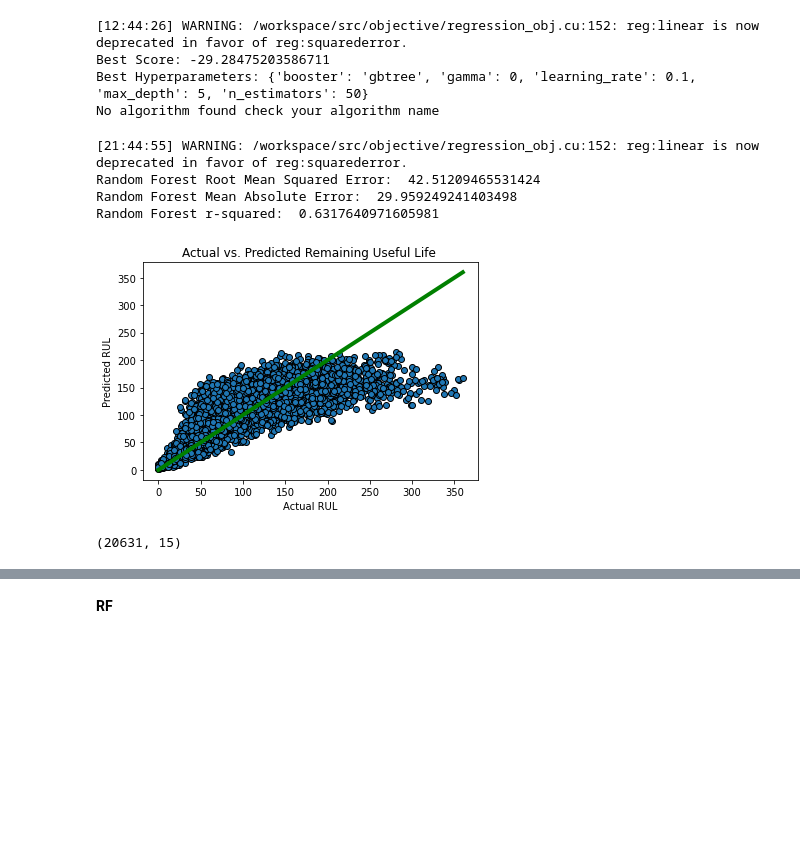
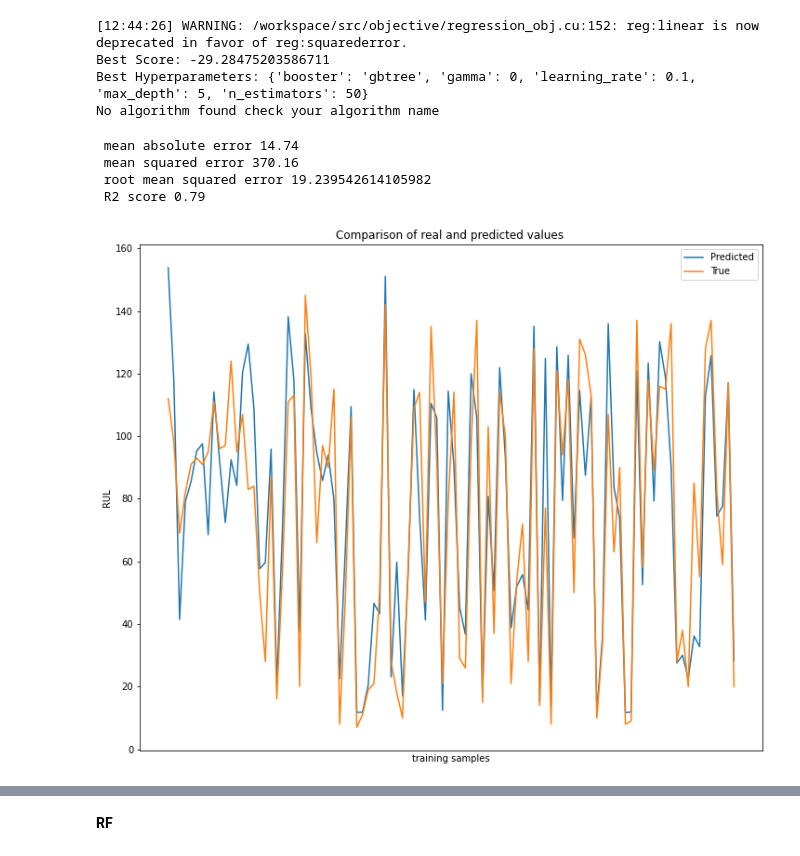
Before and after one commit to myschl/ML-DL, a Jupyter notebook: RUL_Prediction_.ipynb, the cells around one changed output, grey strips where cells are left out. Cells and saved outputs as stored; diff of their text form; code cells hidden in the pictures; blank space fills up the shorter version.

```diff
--- a/RUL_Prediction_.ipynb
+++ b/RUL_Prediction_.ipynb
@@ -589,0 +164,4 @@ X.shape
+# %%
+train_df = df.drop(columns = ['unit_number','setting_1','setting_2','P15','NRc'])
+
+train_df.head()
@@ -589,0 +198,14 @@ X.shape
+# %%
+#function for joint display of real and predicted values
+
+def plot_result(y_true,y_pred):
+    rcParams['figure.figsize'] = 12,10
+    plt.plot(y_pred)
+    plt.plot(y_true)
+    plt.tick_params(axis='x', which='both', bottom=False, top=False,labelbottom=False)
+    plt.ylabel('RUL')
+    plt.xlabel('training samples')
+    plt.legend(('Predicted', 'True'), loc='upper right')
+    plt.title('Comparison of real and predicted values ')
+    plt.show()
+    return
@@ -589,0 +226,9 @@ X.shape
+# %%
+test_max = fd_001_test.groupby('unit_number')['time_in_cycles'].max().reset_index()
+test_max.columns = ['unit_number','max']
+
+fd_001_test = fd_001_test.merge(test_max, on=['unit_number'], how='left')
+test = fd_001_test[fd_001_test['time_in_cycles'] == fd_001_test['max']].reset_index()
+test.drop(columns=['index','max','unit_number','setting_1','setting_2','P15','NRc'],inplace = True)
+X_001_test = test.to_numpy()
+X_001_test.shape
@@ -610,34 +247,15 @@ grid_s_optimazer('XGB', X, y)
 Best Score: -29.28475203586711
 Best Hyperparameters: {'booster': 'gbtree', 'gamma': 0, 'learning_rate': 0.1, 'max_depth': 5, 'n_estimators': 50}
 No algorithm found check your algorithm name
-# %%
-model = XGBRegressor(max_depth=5, learning_rate=0.1, gamma=0, booster='gbtree', n_estimators=50)
-
-model.fit(train_data, train_labels)
-
-preds = model.predict(test_data)
-
-
-print("Random Forest Root Mean Squared Error: ", sqrt(mean_squared_error(test_labels, preds)))
-print("Random Forest Mean Absolute Error: ", mean_absolute_error(test_labels, preds))
-print("Random Forest r-squared: ", r2_score(test_labels, preds))
-# %% [output]
-[21:44:55] WARNING: /workspace/src/objective/regression_obj.cu:152: reg:linear is now deprecated in favor of reg:squarederror.
-Random Forest Root Mean Squared Error:  42.51209465531424
-Random Forest Mean Absolute Error:  29.959249241403498
-Random Forest r-squared:  0.6317640971605981
-# %%
-# plot actual vs predicted Remaining Useful Life for the  model
-fig, ax = plt.subplots()
-ax.scatter(test_labels, preds, edgecolors=(0, 0, 0))
-ax.plot([test_labels.min(), test_labels.max()], [test_labels.min(), test_labels.max()], 'g', lw=4)
-ax.set_xlabel('Actual RUL')
-ax.set_ylabel('Predicted RUL')
-ax.set_title('Actual vs. Predicted Remaining Useful Life ')
-plt.show()
-# %% [output]
-[figure, removed]
-# %%
-X.shape
-# %% [output]
-(20631, 15)
+# %%
+model =train_models(train_df, 'XGB')
+preds = model.predict(X_001_test)
+
+score_func(y_true, preds)
+plot_result(y_true,preds)
+# %% [output]
+ mean absolute error 14.74
+ mean squared error 370.16
+ root mean squared error 19.239542614105982
+ R2 score 0.79
+[figure, added]
```
Also changed, not shown: parts of 72 cells of this notebook.
